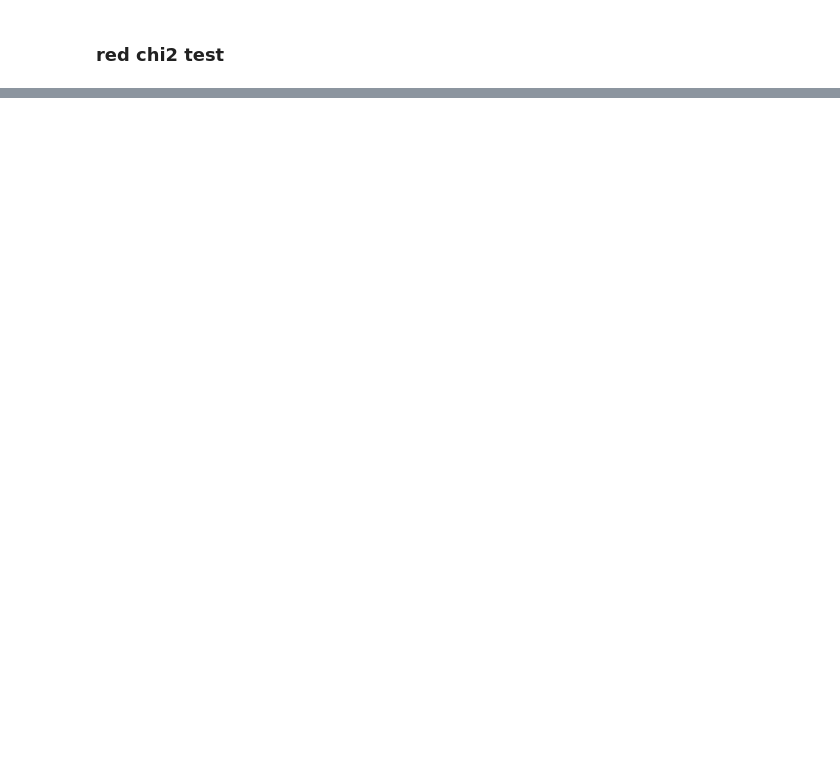
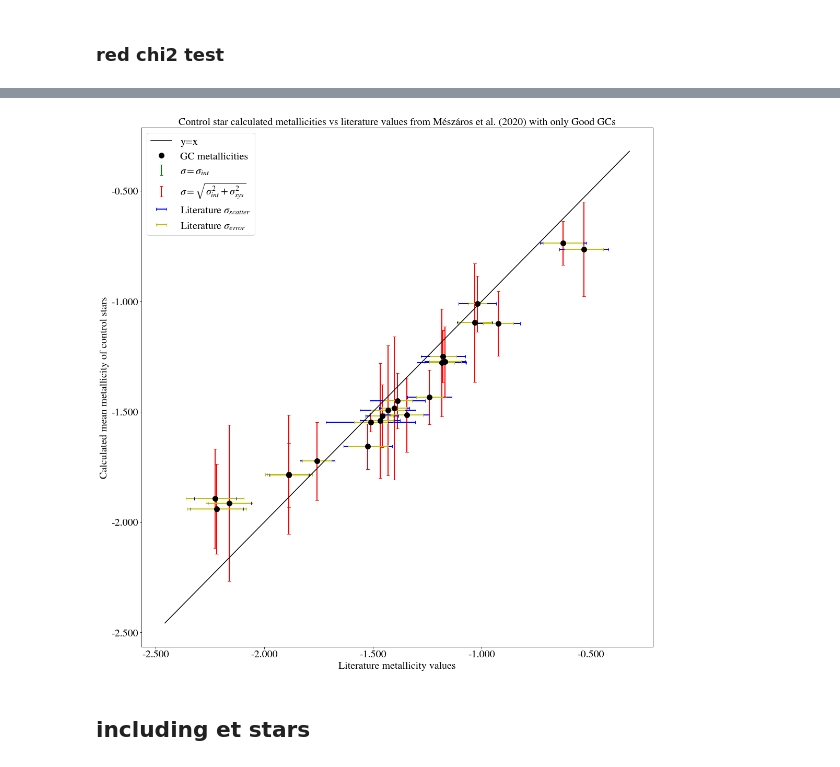
Before and after one commit to ryanwang787/Extra_tidal_star_search, a Jupyter notebook: SURP 2023 Project-Copy13-N(ctrl)-sigma(cluster)-Metallicity.ipynb, the cells around one changed output, grey strips where cells are left out. Drawn from its saved outputs; the diff is of its cells as text; code cells hidden in the pictures; blank space fills up the shorter version.

```diff
--- a/SURP 2023 Project-Copy13-N(ctrl)-sigma(cluster)-Metallicity.ipynb
+++ b/SURP 2023 Project-Copy13-N(ctrl)-sigma(cluster)-Metallicity.ipynb
@@ -2499,0 +855,6 @@ plt_fe2(GC_stars_Fe['NGC_5139'][group0], 10, 'NGC_5139 Group0', 'tsne')
+# %%
+cluster_name = metallicities_lit.loc[:,'Cluster Name']
+lit_avg = metallicities_lit.loc[:,'Lit avg']
+paper_avg = metallicities_lit.loc[:,'paper avg']
+paper_std = metallicities_lit.loc[:,'paper std']
+paper_err = metallicities_lit.loc[:,'paper err']
@@ -2499,0 +915,4 @@ plt_fe2(GC_stars_Fe['NGC_5139'][group0], 10, 'NGC_5139 Group0', 'tsne')
+# %%
+sigma_tot_arr_good = np.empty(len(results_dict), dtype=float)
+for i in range(len(sigma_sys_arr_good)):
+    sigma_tot_arr_good[i] = np.sqrt(sigma_sys_arr_good[i]**2 + sigma_int_arr_good[i]**2)
@@ -2499,0 +943,26 @@ plt_fe2(GC_stars_Fe['NGC_5139'][group0], 10, 'NGC_5139 Group0', 'tsne')
+# %%
+fig, ax = plt.subplots(1, figsize=(15,15))
+ax.errorbar(paper_avg_good, mean_arr_good, color='k', marker='o', linestyle='none', markersize='10', elinewidth=3, label=r'GC metallicities')
+ax.errorbar(paper_avg_good, mean_arr_good, yerr = sigma_int_arr_good, color='g', marker='o', linestyle='none', markersize='0', elinewidth=2, capsize=3, label=r'$\sigma=\sigma_{int}$')
+ax.errorbar(paper_avg_good, mean_arr_good, yerr = sigma_tot_arr_good, color='r', marker='o', linestyle='none', markersize='0', elinewidth=2, capsize=3, label=r'$\sigma=\sqrt{\sigma_{int}^2+\sigma_{sys}^2}$')
+ax.errorbar(paper_avg_good, mean_arr_good, xerr = paper_std_good, color='b', marker='o', linestyle='none', markersize='0', elinewidth=2, capsize=3, label=r'Literature $\sigma_{scatter}$')
+ax.errorbar(paper_avg_good, mean_arr_good, xerr = paper_err_good, color='y', marker='o', linestyle='none', markersize='0', elinewidth=2, capsize=3, label=r'Literature $\sigma_{error}$')
+
+
+ax.set_title('Control star calculated metallicities vs literature values from Mészáros et al. (2020) with only Good GCs', fontsize=20)
+ax.set_xlabel('Literature metallicity values', fontsize=20)
+ax.set_ylabel('Calculated mean metallicity of control stars', fontsize=20)
+ax.set_xticklabels(paper_avg, fontsize=20)
+ax.set_yticklabels(mean_arr, fontsize=20)
+lims = [np.min([ax.get_xlim(), ax.get_ylim()]), np.max([ax.get_xlim(), ax.get_ylim()])]
+ax.xaxis.set_major_formatter(FormatStrFormatter('%.3f'))
+ax.yaxis.set_major_formatter(FormatStrFormatter('%.3f'))
+ax.plot(lims, lims, 'k', label='y=x')
+ax.legend(fontsize=20, loc='best')
+plt.tight_layout()
+plt.savefig('metallicity_comp_good_GCs.png', dpi=200)
+plt.show()
+# %% [output]
+[figure, added]
+# %% [markdown]
+## including et stars
```
Also changed, not shown: parts of 81 cells of this notebook, 30 other files.
